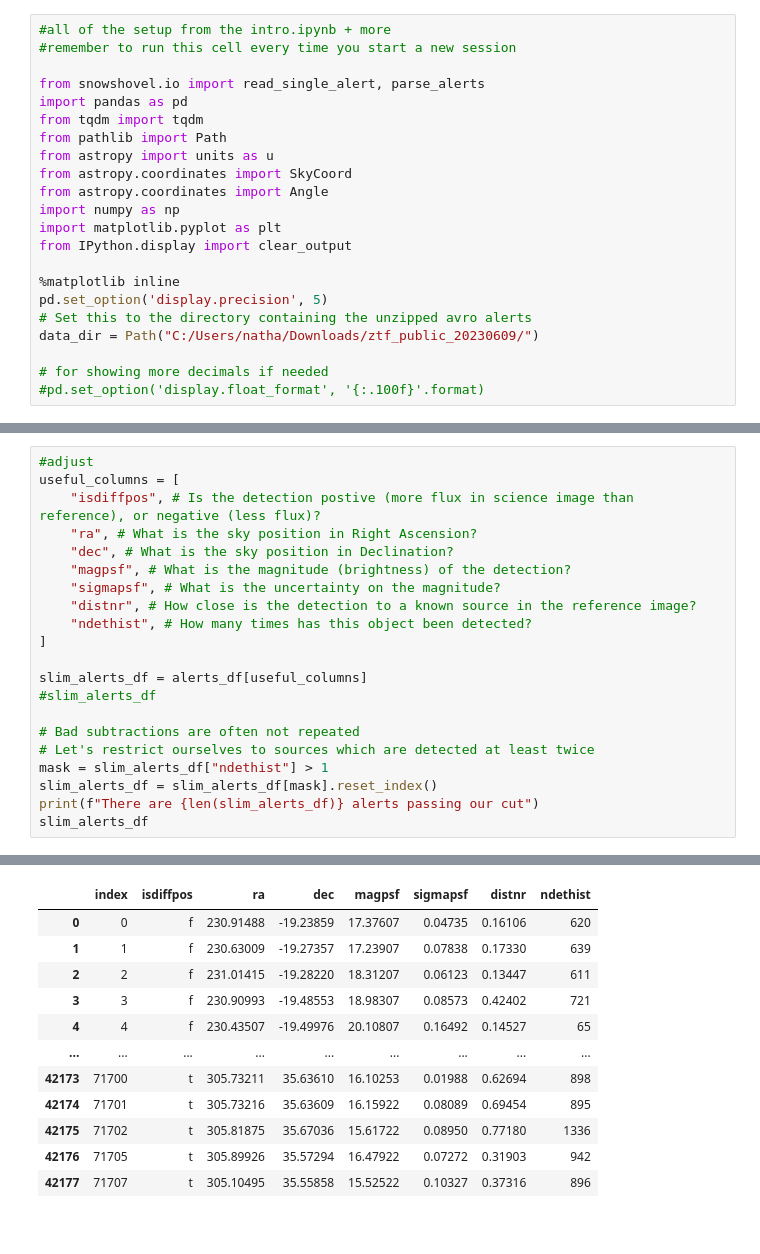
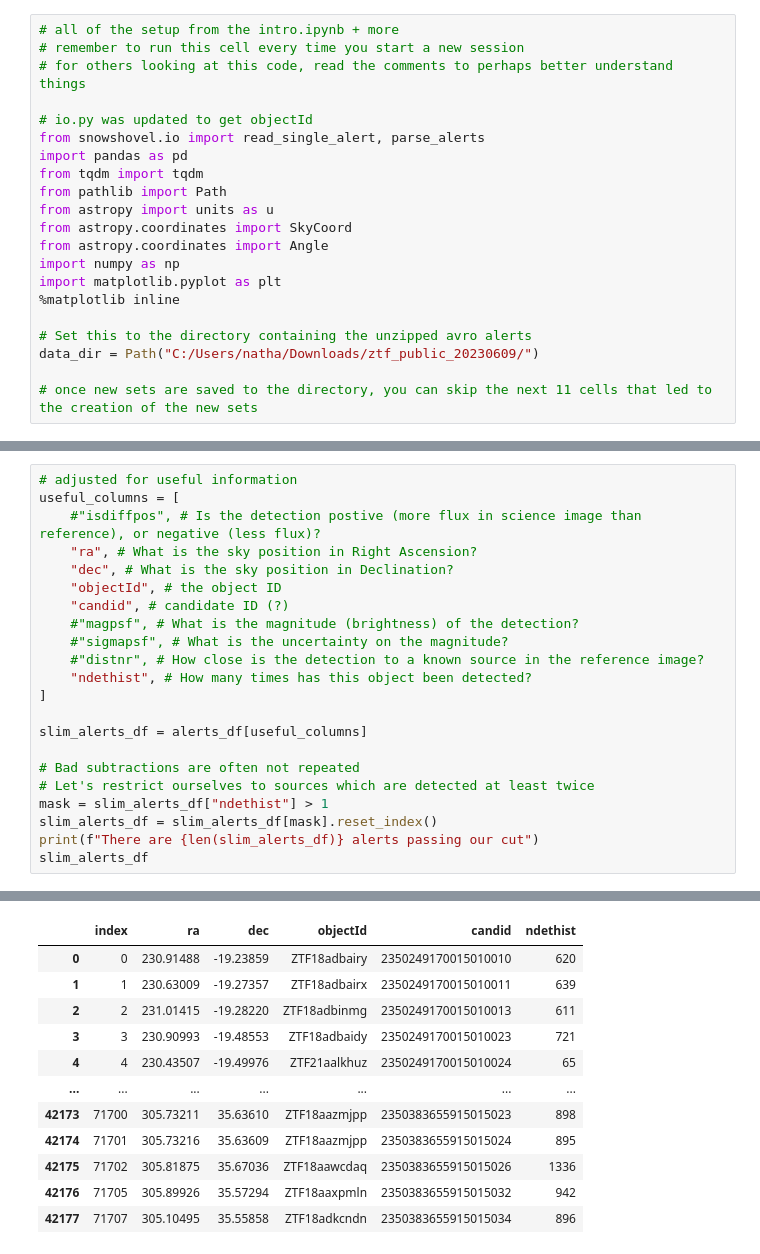
Before and after one commit to robertdstein/snowshovel, a Jupyter notebook: notebooks/readvariablestar.ipynb, the cells around one changed output, grey strips where cells are left out. Cells and saved outputs as stored; diff of their text form.

Commit message:
unnecessary code removed, more comments added

```diff
--- a/notebooks/readvariablestar.ipynb
+++ b/notebooks/readvariablestar.ipynb
@@ -1,7 +1,9 @@
 # %%
-#all of the setup from the intro.ipynb + more
-#remember to run this cell every time you start a new session
+# all of the setup from the intro.ipynb + more
+# remember to run this cell every time you start a new session
+# for others looking at this code, read the comments to perhaps better understand things
 
+# io.py was updated to get objectId
 from snowshovel.io import read_single_alert, parse_alerts
 import pandas as pd
 from tqdm import tqdm
@@ -11,12 +13,9 @@ from astropy.coordinates import SkyCoord
 from astropy.coordinates import Angle
 import numpy as np
 import matplotlib.pyplot as plt
-from IPython.display import clear_output
+%matplotlib inline
 
-%matplotlib inline
-pd.set_option('display.precision', 5)
 # Set this to the directory containing the unzipped avro alerts
 data_dir = Path("C:/Users/natha/Downloads/ztf_public_20230609/")
 
-# for showing more decimals if needed
-#pd.set_option('display.float_format', '{:.100f}'.format)
+# once new sets are saved to the directory, you can skip the next 11 cells that led to the creation of the new sets
@@ -33,35 +45,36 @@ alerts_df = parse_alerts(data_dir=data_dir, n_to_read=n_to_read)
 # %%
-#adjust
+# adjusted for useful information
 useful_columns = [
-    "isdiffpos", # Is the detection postive (more flux in science image than reference), or negative (less flux)?
+    #"isdiffpos", # Is the detection postive (more flux in science image than reference), or negative (less flux)?
     "ra", # What is the sky position in Right Ascension?
     "dec", # What is the sky position in Declination?
-    "magpsf", # What is the magnitude (brightness) of the detection?
-    "sigmapsf", # What is the uncertainty on the magnitude?
-    "distnr", # How close is the detection to a known source in the reference image?
+    "objectId", # the object ID
+    "candid", # candidate ID (?)
+    #"magpsf", # What is the magnitude (brightness) of the detection?
+    #"sigmapsf", # What is the uncertainty on the magnitude?
+    #"distnr", # How close is the detection to a known source in the reference image?
     "ndethist", # How many times has this object been detected?
 ]
 
 slim_alerts_df = alerts_df[useful_columns]
-#slim_alerts_df
 
 # Bad subtractions are often not repeated
 # Let's restrict ourselves to sources which are detected at least twice
 mask = slim_alerts_df["ndethist"] > 1
 slim_alerts_df = slim_alerts_df[mask].reset_index()
 print(f"There are {len(slim_alerts_df)} alerts passing our cut")
 slim_alerts_df
 # %% [output]
 There are 42178 alerts passing our cut
-|  | index | isdiffpos | ra | dec | magpsf | sigmapsf | distnr | ndethist |
-| 0 | 0 | f | 230.91488 | -19.23859 | 17.37607 | 0.04735 | 0.16106 | 620 |
-| 1 | 1 | f | 230.63009 | -19.27357 | 17.23907 | 0.07838 | 0.17330 | 639 |
-| 2 | 2 | f | 231.01415 | -19.28220 | 18.31207 | 0.06123 | 0.13447 | 611 |
-| 3 | 3 | f | 230.90993 | -19.48553 | 18.98307 | 0.08573 | 0.42402 | 721 |
-| 4 | 4 | f | 230.43507 | -19.49976 | 20.10807 | 0.16492 | 0.14527 | 65 |
-| ... | ... | ... | ... | ... | ... | ... | ... | ... |
-| 42173 | 71700 | t | 305.73211 | 35.63610 | 16.10253 | 0.01988 | 0.62694 | 898 |
-| 42174 | 71701 | t | 305.73216 | 35.63609 | 16.15922 | 0.08089 | 0.69454 | 895 |
-| 42175 | 71702 | t | 305.81875 | 35.67036 | 15.61722 | 0.08950 | 0.77180 | 1336 |
-| 42176 | 71705 | t | 305.89926 | 35.57294 | 16.47922 | 0.07272 | 0.31903 | 942 |
-| 42177 | 71707 | t | 305.10495 | 35.55858 | 15.52522 | 0.10327 | 0.37316 | 896 |
+|  | index | ra | dec | objectId | candid | ndethist |
+| 0 | 0 | 230.91488 | -19.23859 | ZTF18adbairy | 2350249170015010010 | 620 |
+| 1 | 1 | 230.63009 | -19.27357 | ZTF18adbairx | 2350249170015010011 | 639 |
+| 2 | 2 | 231.01415 | -19.28220 | ZTF18adbinmg | 2350249170015010013 | 611 |
+| 3 | 3 | 230.90993 | -19.48553 | ZTF18adbaidy | 2350249170015010023 | 721 |
+| 4 | 4 | 230.43507 | -19.49976 | ZTF21aalkhuz | 2350249170015010024 | 65 |
+| ... | ... | ... | ... | ... | ... | ... |
+| 42173 | 71700 | 305.73211 | 35.63610 | ZTF18aazmjpp | 2350383655915015023 | 898 |
+| 42174 | 71701 | 305.73216 | 35.63609 | ZTF18aazmjpp | 2350383655915015024 | 895 |
+| 42175 | 71702 | 305.81875 | 35.67036 | ZTF18aawcdaq | 2350383655915015026 | 1336 |
+| 42176 | 71705 | 305.89926 | 35.57294 | ZTF18aaxpmln | 2350383655915015032 | 942 |
+| 42177 | 71707 | 305.10495 | 35.55858 | ZTF18adkcndn | 2350383655915015034 | 896 |
```
Also changed, not shown: parts of 23 cells of this notebook.
